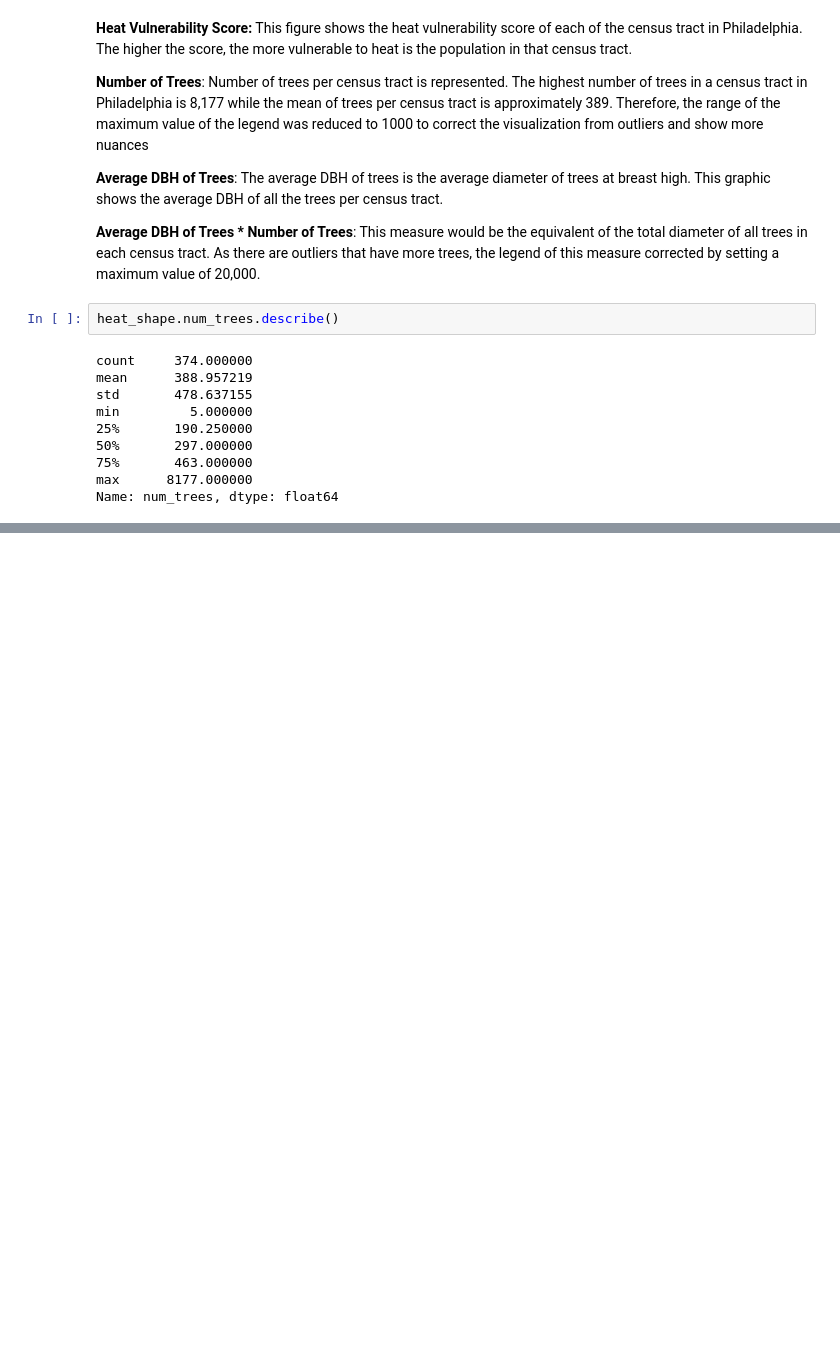
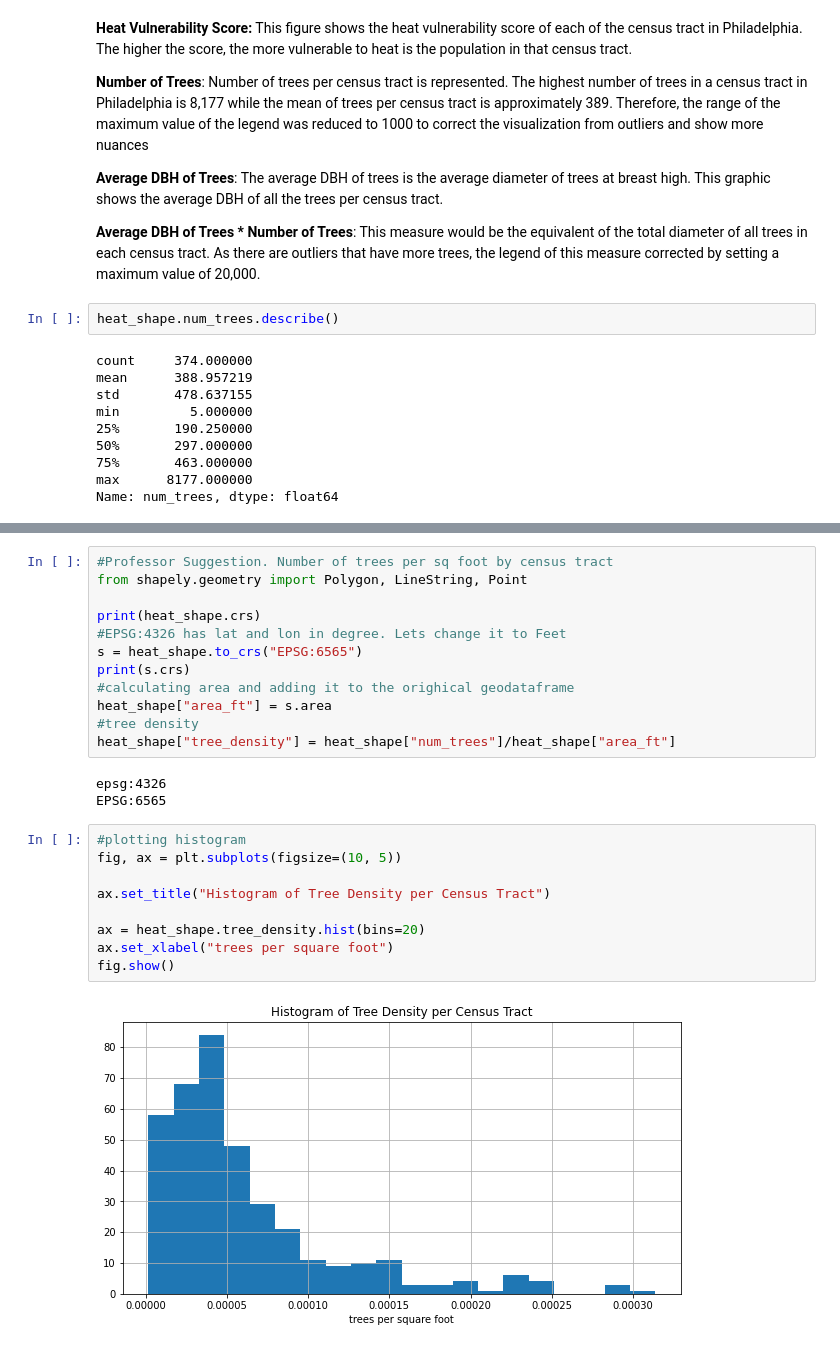
Before and after one commit to ReidelVichot/PUS2022_AirQualPHL, a Jupyter notebook: HeatMapVisualizations.ipynb, the cells around one changed output, grey strips where cells are left out. Saved outputs shown, nothing was run; the diff lists cells and outputs as text; blank space fills up the shorter version.

```diff
--- a/HeatMapVisualizations.ipynb
+++ b/HeatMapVisualizations.ipynb
@@ -79,0 +96,26 @@ Name: num_trees, dtype: float64
+# %%
+#Professor Suggestion. Number of trees per sq foot by census tract
+from shapely.geometry import Polygon, LineString, Point
+
+print(heat_shape.crs)
+#EPSG:4326 has lat and lon in degree. Lets change it to Feet
+s = heat_shape.to_crs("EPSG:6565")
+print(s.crs)
+#calculating area and adding it to the orighical geodataframe
+heat_shape["area_ft"] = s.area
+#tree density
+heat_shape["tree_density"] = heat_shape["num_trees"]/heat_shape["area_ft"]
+# %% [output]
+epsg:4326
+EPSG:6565
+# %%
+#plotting histogram
+fig, ax = plt.subplots(figsize=(10, 5))
+
+ax.set_title("Histogram of Tree Density per Census Tract")
+
+ax = heat_shape.tree_density.hist(bins=20)
+ax.set_xlabel("trees per square foot")
+fig.show()
+# %% [output]
+[figure, added]
```
Also changed, not shown: parts of 4 cells of this notebook.
